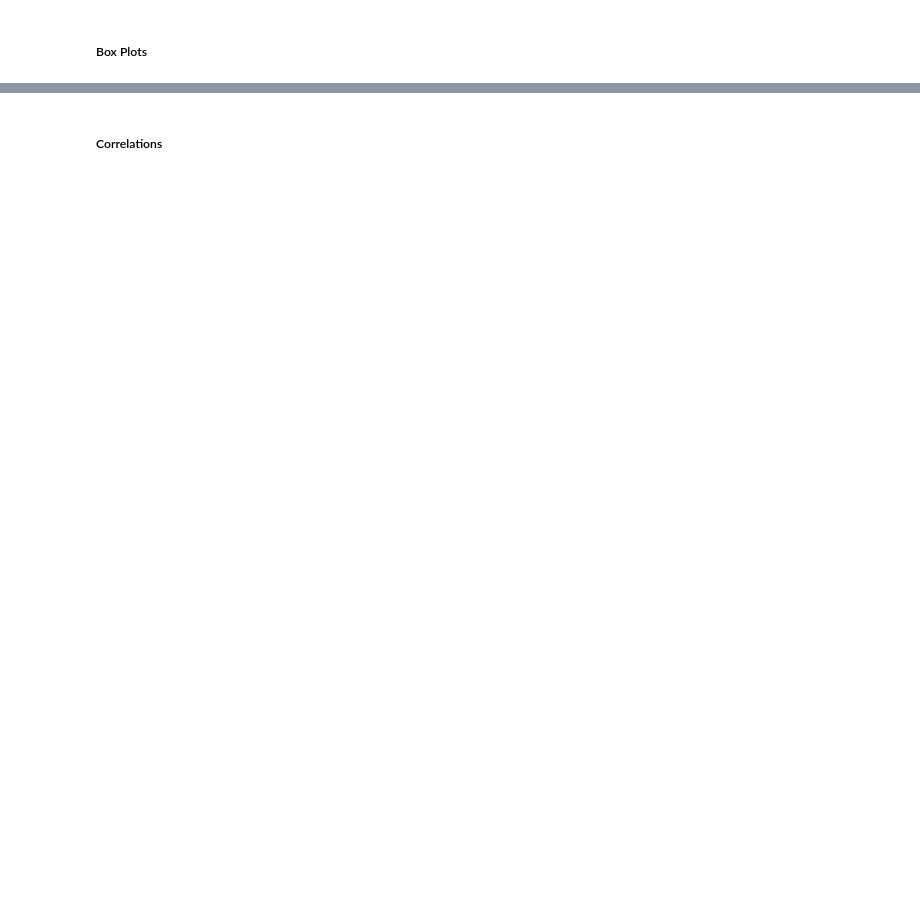
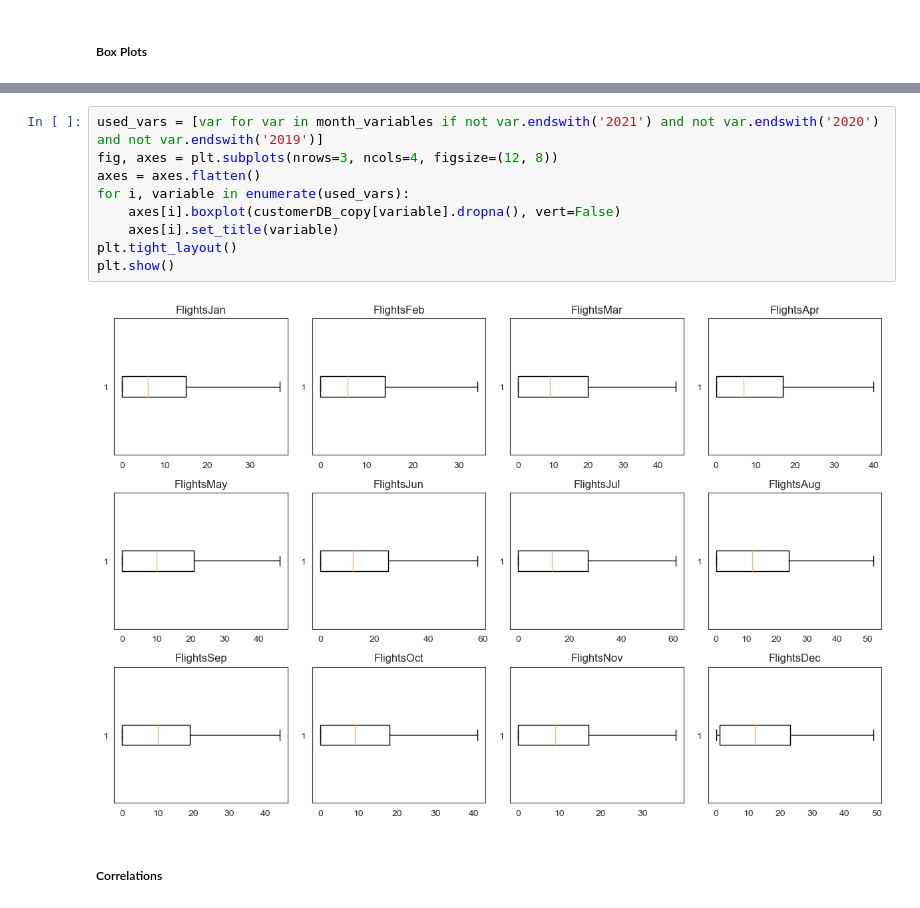
Before and after one commit to lCarvas/data-mining, a Jupyter notebook: src/Group94_EDA_Code.ipynb, the cells around one changed output, grey strips where cells are left out. Cells and saved outputs as stored; diff of their text form; blank space fills up the shorter version.

```diff
--- a/src/Group94_EDA_Code.ipynb
+++ b/src/Group94_EDA_Code.ipynb
@@ -1236,2 +1267,13 @@ plt.show()
+# %%
+used_vars = [var for var in month_variables if not var.endswith('2021') and not var.endswith('2020') and not var.endswith('2019')]
+fig, axes = plt.subplots(nrows=3, ncols=4, figsize=(12, 8))
+axes = axes.flatten()
+for i, variable in enumerate(used_vars):
+    axes[i].boxplot(customerDB_copy[variable].dropna(), vert=False)
+    axes[i].set_title(variable)
+plt.tight_layout()
+plt.show()
+# %% [output]
+[figure, added]
 # %% [markdown]
 ##### Correlations
```
Also changed, not shown: parts of 10 cells of this notebook.
